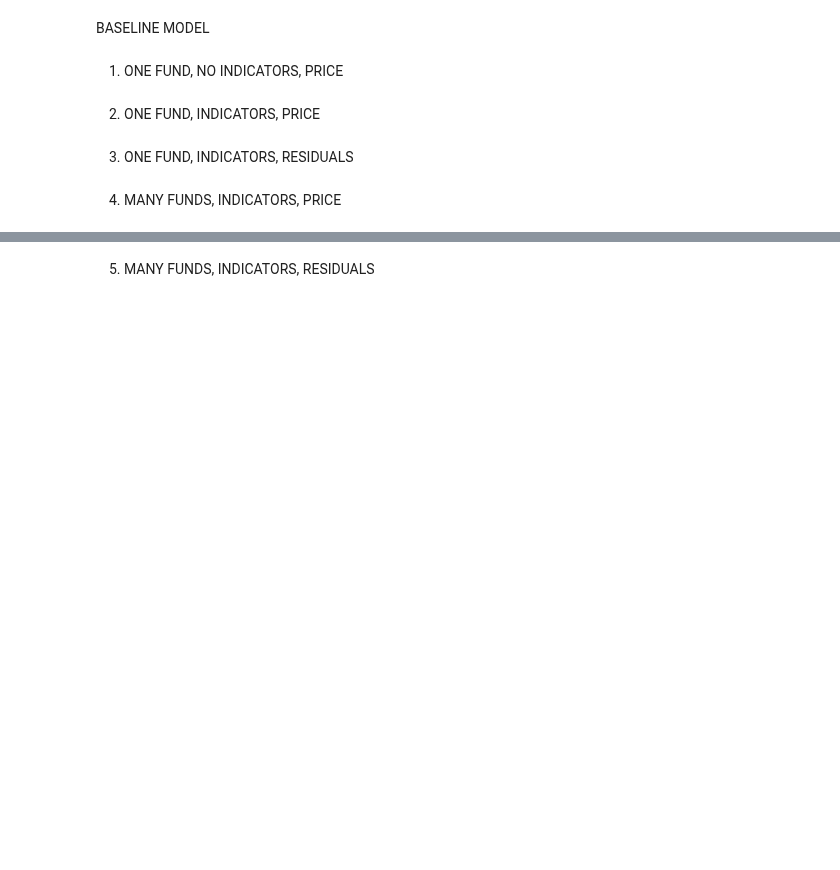
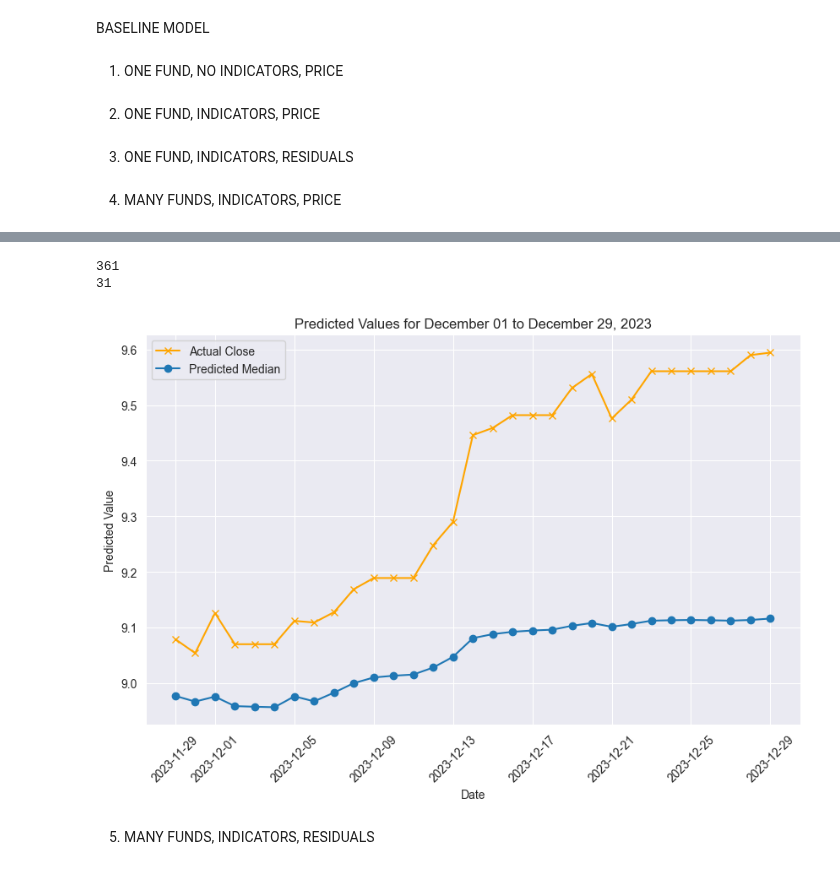
Before and after one commit to akrokosz/HF_Thesis, a Jupyter notebook: main.ipynb, the cells around one changed output, grey strips where cells are left out. Drawn from its saved outputs; the diff is of its cells as text; code cells hidden in the pictures; blank space fills up the shorter version.

```diff
--- a/main.ipynb
+++ b/main.ipynb
@@ -440,7 +422,7 @@ df_scary.index = pd.to_datetime(df_scary.index)  # ensure index is datetime if n
 df_scary["time_idx"] = (df_scary.index.date - df_scary.index.date[0]).astype("timedelta64[D]").astype(int)
 df_scary['group_id'] = IE_indicators["EWSA.AS"]["group_id"]
 # %%
-IE_tft_rem, val = fit(epochs=100, batch_size=128, df=df_scary, independent_variables=["Open", "High", "Low", "isOverbought", "Bullish"], target="Remainders")
+IE_tft_rem, val = fit(epochs=100, batch_size=128, df=df_scary, independent_variables=["Open", "High", "Low", "isOverbought", "Bullish"], target="Remainders", max_prediction_length=31)
 # %%
 IE_tft_rem_preds= predictt(IE_tft_rem, val)
 # %%
@@ -493,5 +473,9 @@ for i in range(len(fund_name_fund_df)):
 # %%
-IE_many1_rse, IE_many1_rae, IE_many1_hub, IE_many1_plt2,= metrics_and_plt(funds_w_names[funds_for_hedge[4]], pred[4][-31:], pd.date_range(start="2023-11-29", end="2023-12-29"), date="2023-11-29")
+IE_many1_rse, IE_many1_rae, IE_many1_hub, IE_many1_plt2,= metrics_and_plt(funds_w_names[funds_for_hedge[0]], pred[0][-31:], pd.date_range(start="2023-11-29", end="2023-12-29"), date="2023-11-28")
+# %% [output]
+361
+31
+[figure, added]
 # %%
 # GIGAFUND_NORM = GIGAFUND.copy()
 #
```
Also changed, not shown: parts of 18 cells of this notebook.
